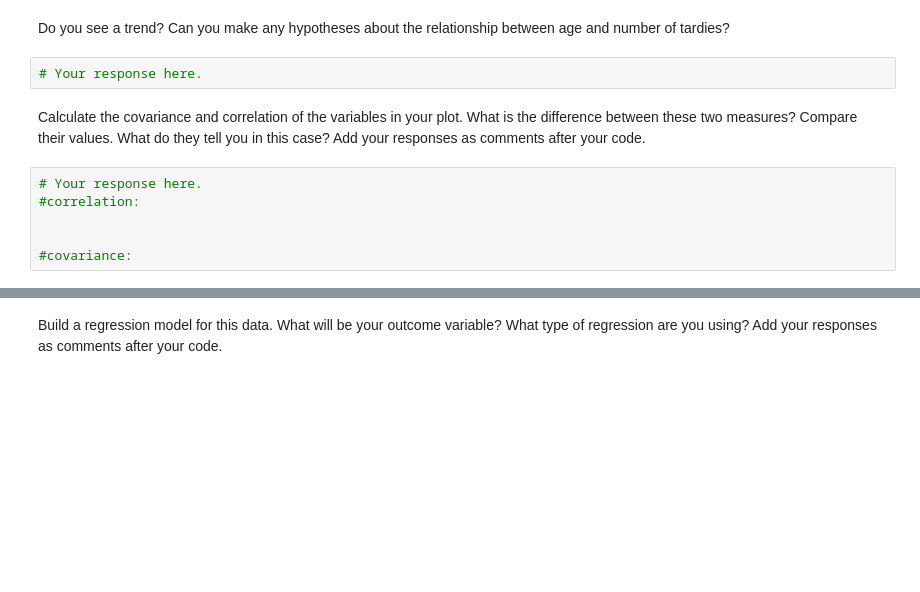
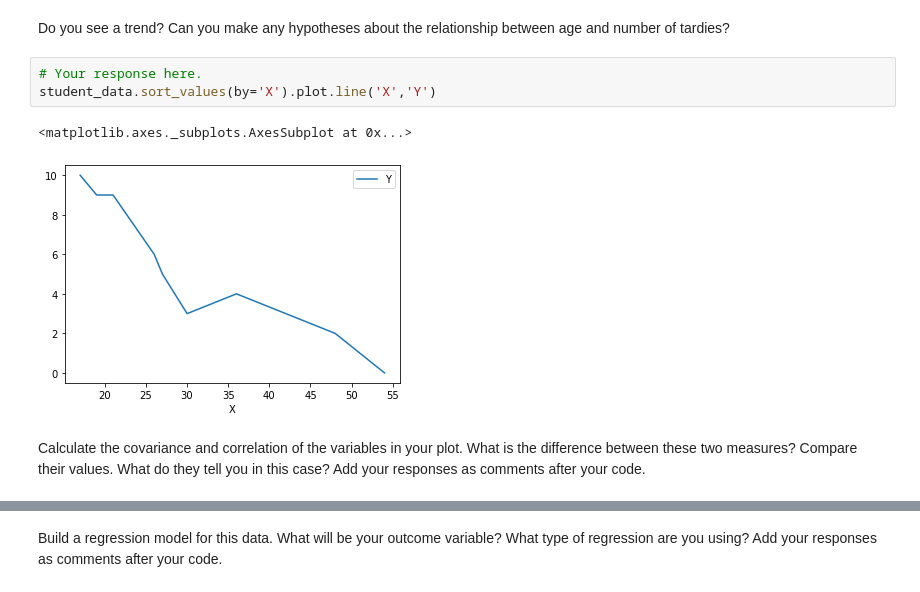
Before and after one commit to ta-data-lis/lab-regression-analysis, a Jupyter notebook: your-code/challenge1.ipynb, the cells around one changed output, grey strips where cells are left out. Cells and saved outputs as stored; diff of their text form; blank space fills up the shorter version.

```diff
--- a/your-code/challenge1.ipynb
+++ b/your-code/challenge1.ipynb
@@ -38,11 +77,9 @@ Draw a dispersion diagram (scatter plot) for the data.
 Do you see a trend? Can you make any hypotheses about the relationship between age and number of tardies?
 # %%
 # Your response here.
+student_data.sort_values(by='X').plot.line('X','Y')
+# %% [output]
+<matplotlib.axes._subplots.AxesSubplot at 0x...>
+[figure, added]
 # %% [markdown]
 Calculate the covariance and correlation of the variables in your plot. What is the difference between these two measures? Compare their values. What do they tell you in this case? Add your responses as comments after your code.
-# %%
-# Your response here.
-#correlation:
-
-
-#covariance:
```
Also changed, not shown: parts of 30 cells of this notebook.
